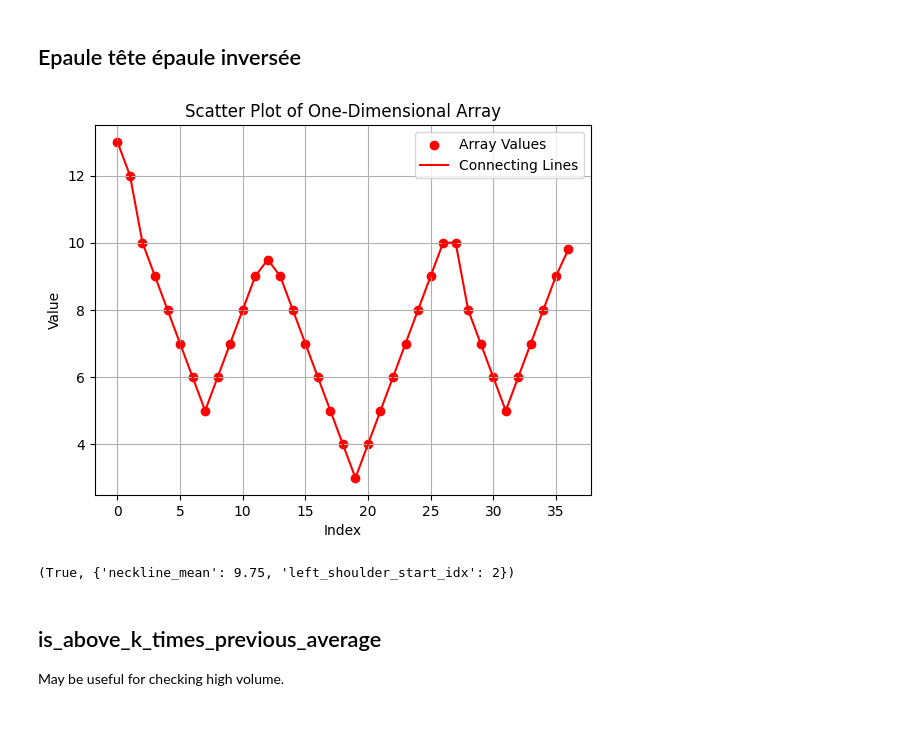
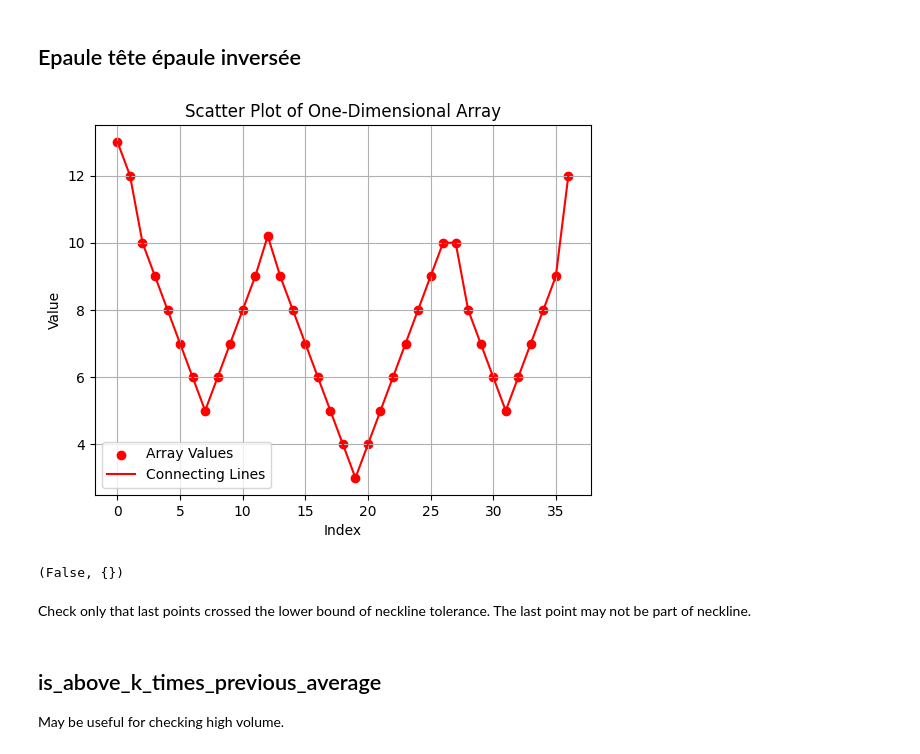
Before and after one commit to nicolaspro1234/trading_auto, a Jupyter notebook: trading.ipynb, the cells around one changed output. Saved outputs shown, nothing was run; the diff lists cells and outputs as text; code cells hidden in the pictures; blank space fills up the shorter version.

```diff
--- a/trading.ipynb
+++ b/trading.ipynb
@@ -340,21 +340,23 @@ def is_inverse_head_and_shoulders(
   return False, metadata
 # %%
 # Example usage
-data = np.array([13, 12, 10, 9, 8, 7, 6, 5, 6, 7, 8, 9, 9.5,
+data = np.array([13, 12, 10, 9, 8, 7, 6, 5, 6, 7, 8, 9, 10.2,
                  9, 8, 7, 6, 5, 4, 3, 4, 5, 6, 7, 8, 9, 10,
-                 10, 8, 7, 6, 5, 6, 7, 8, 9, 9.8])
+                 10, 8, 7, 6, 5, 6, 7, 8, 9, 12])
 
 plot_values(data)
 
 print(is_inverse_head_and_shoulders(
     data,
     max_nb_historical_points=50,
-    min_length_head=3,
+    min_length_head=6,
     min_length_shoulders=3,
     tolerance_around_neckline=0.05))
 # %% [output]
-[figure, old version]
+[figure, new version]
-(True, {'neckline_mean': 9.75, 'left_shoulder_start_idx': 2})
+(False, {})
+# %% [markdown]
+Check only that last points crossed the lower bound of neckline tolerance. The last point may not be part of neckline.
 # %% [markdown]
 ## is_above_k_times_previous_average
 
```
Also changed, not shown: parts of 1 cell of this notebook.
